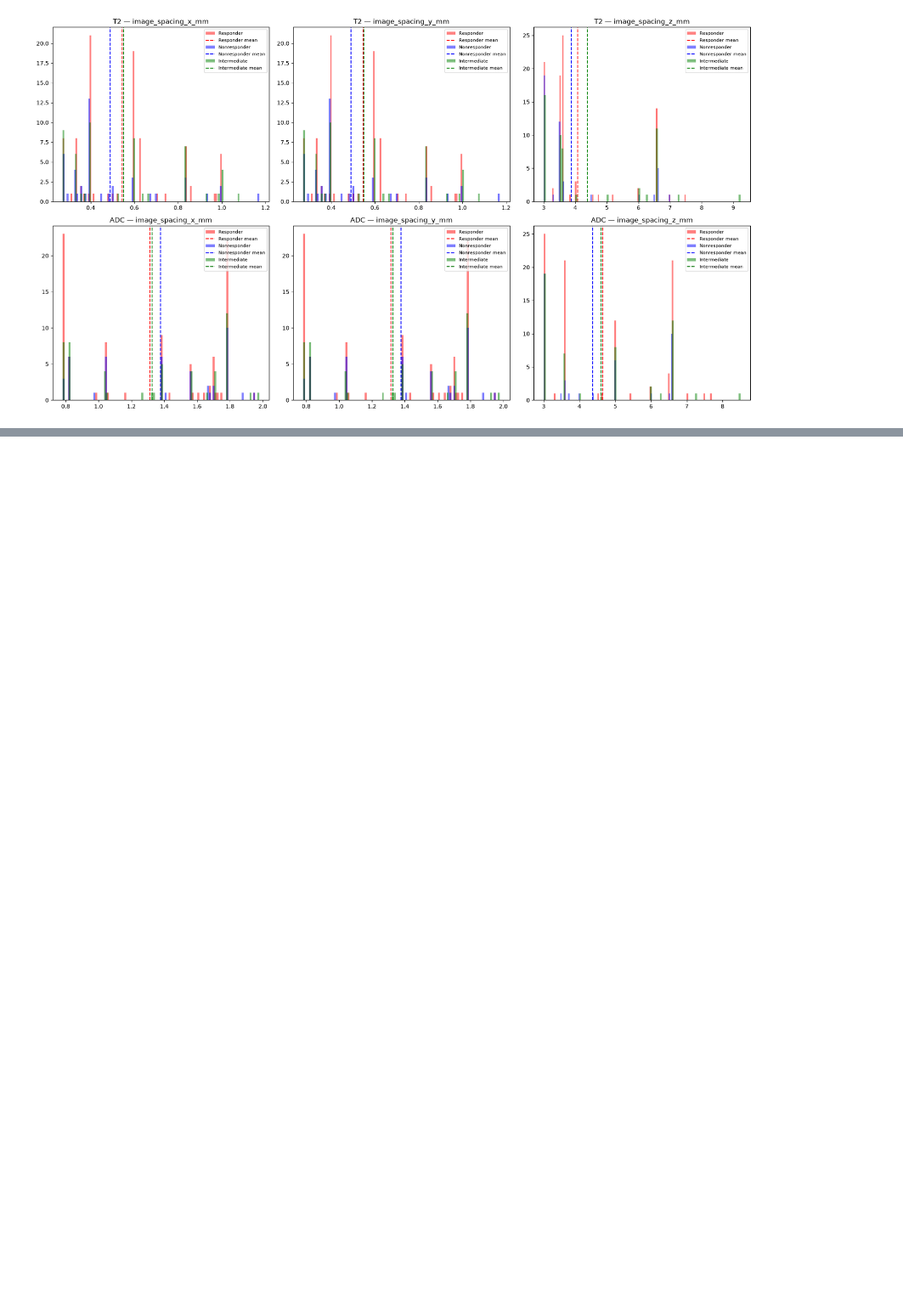
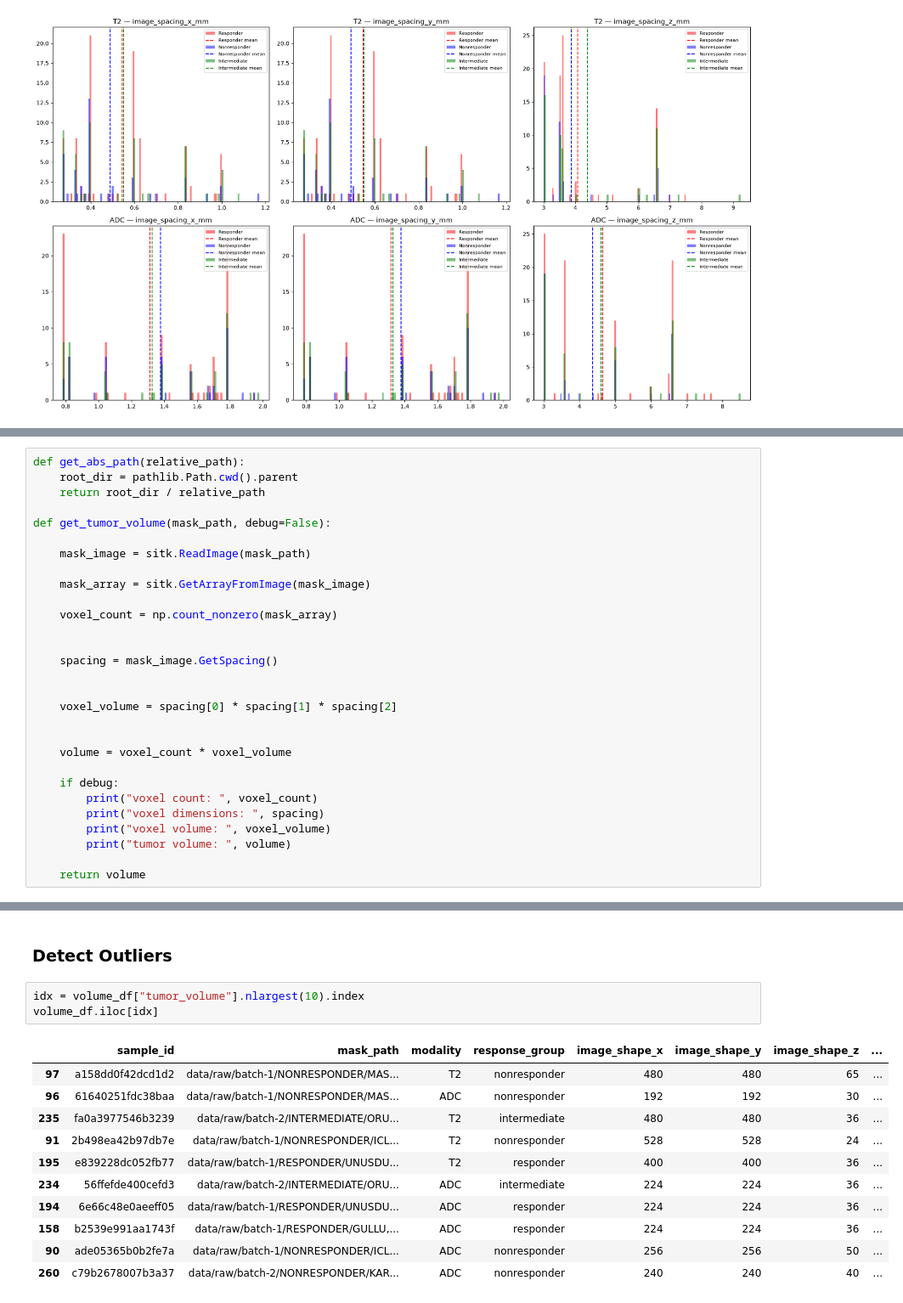
Before and after one commit to muhammetFurkanUnal/mebar-radiology, a Jupyter notebook: notebooks/eda.ipynb, the cells around one changed output, grey strips where cells are left out. Shown at 85% size. Saved outputs shown, nothing was run; the diff lists cells and outputs as text; blank space fills up the shorter version.

```diff
--- a/notebooks/eda.ipynb
+++ b/notebooks/eda.ipynb
@@ -322,0 +347,29 @@ plt.show()
+# %%
+def get_abs_path(relative_path):
+    root_dir = pathlib.Path.cwd().parent
+    return root_dir / relative_path
+
+def get_tumor_volume(mask_path, debug=False):
+
+    mask_image = sitk.ReadImage(mask_path)
+
+    mask_array = sitk.GetArrayFromImage(mask_image)
+
+    voxel_count = np.count_nonzero(mask_array)
+
+
+    spacing = mask_image.GetSpacing()
+
+
+    voxel_volume = spacing[0] * spacing[1] * spacing[2]
+
+
+    volume = voxel_count * voxel_volume
+
+    if debug:
+        print("voxel count: ", voxel_count)
+        print("voxel dimensions: ", spacing)
+        print("voxel volume: ", voxel_volume)
+        print("tumor volume: ", volume)
+
+    return volume
@@ -322,0 +423,17 @@ plt.show()
+# %% [markdown]
+### Detect Outliers
+# %%
+idx = volume_df["tumor_volume"].nlargest(10).index
+volume_df.iloc[idx]
+# %% [output]
+|  | sample_id | mask_path | modality | response_group | image_shape_x | image_shape_y | image_shape_z | ... |
+| 97 | a158dd0f42dcd1d2 | data/raw/batch-1/NONRESPONDER/MAS... | T2 | nonresponder | 480 | 480 | 65 | ... |
+| 96 | 61640251fdc38baa | data/raw/batch-1/NONRESPONDER/MAS... | ADC | nonresponder | 192 | 192 | 30 | ... |
+| 235 | fa0a3977546b3239 | data/raw/batch-2/INTERMEDIATE/ORU... | T2 | intermediate | 480 | 480 | 36 | ... |
+| 91 | 2b498ea42b97db7e | data/raw/batch-1/NONRESPONDER/ICL... | T2 | nonresponder | 528 | 528 | 24 | ... |
+| 195 | e839228dc052fb77 | data/raw/batch-1/RESPONDER/UNUSDU... | T2 | responder | 400 | 400 | 36 | ... |
+| 234 | 56ffefde400cefd3 | data/raw/batch-2/INTERMEDIATE/ORU... | ADC | intermediate | 224 | 224 | 36 | ... |
+| 194 | 6e66c48e0aeeff05 | data/raw/batch-1/RESPONDER/UNUSDU... | ADC | responder | 224 | 224 | 36 | ... |
+| 158 | b2539e991aa1743f | data/raw/batch-1/RESPONDER/GULLU,... | ADC | responder | 224 | 224 | 36 | ... |
+| 90 | ade05365b0b2fe7a | data/raw/batch-1/NONRESPONDER/ICL... | ADC | nonresponder | 256 | 256 | 50 | ... |
+| 260 | c79b2678007b3a37 | data/raw/batch-2/NONRESPONDER/KAR... | ADC | nonresponder | 240 | 240 | 40 | ... |
```
Also changed, not shown: parts of 15 cells of this notebook.
